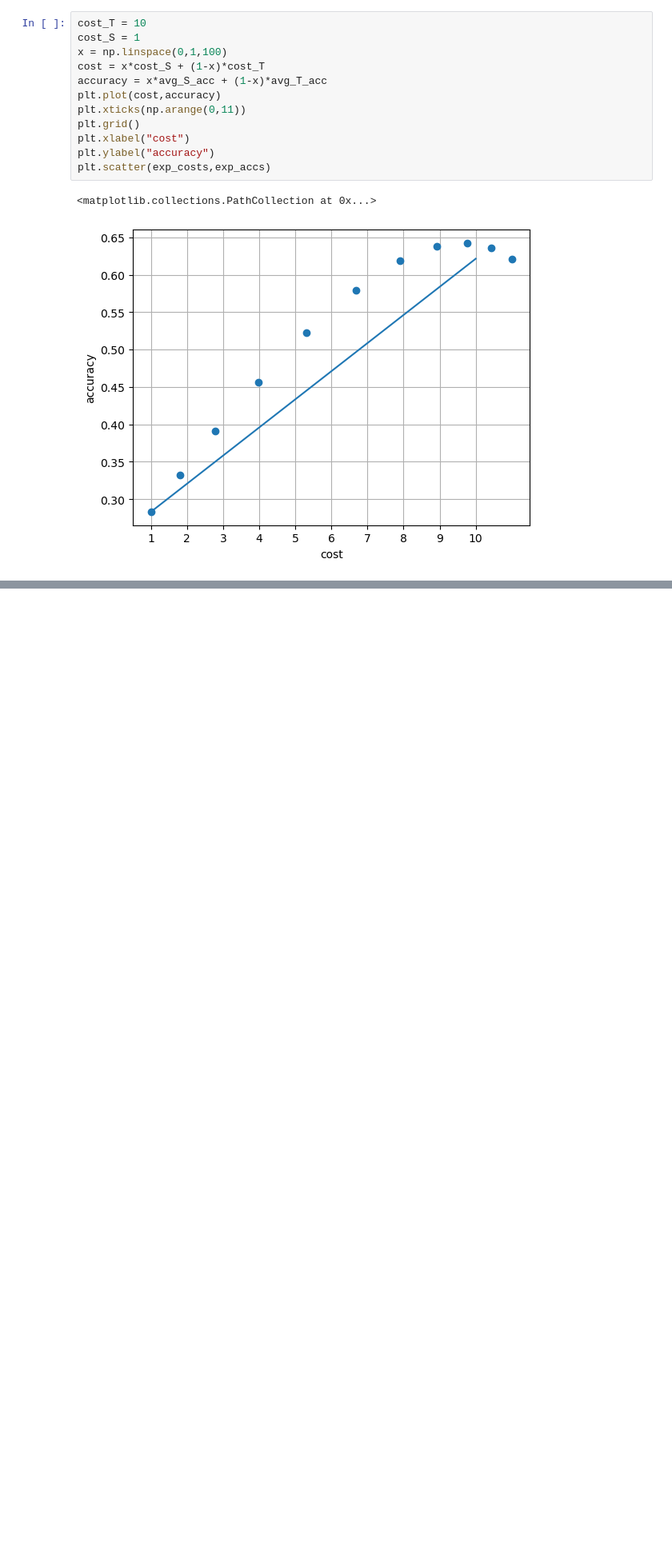
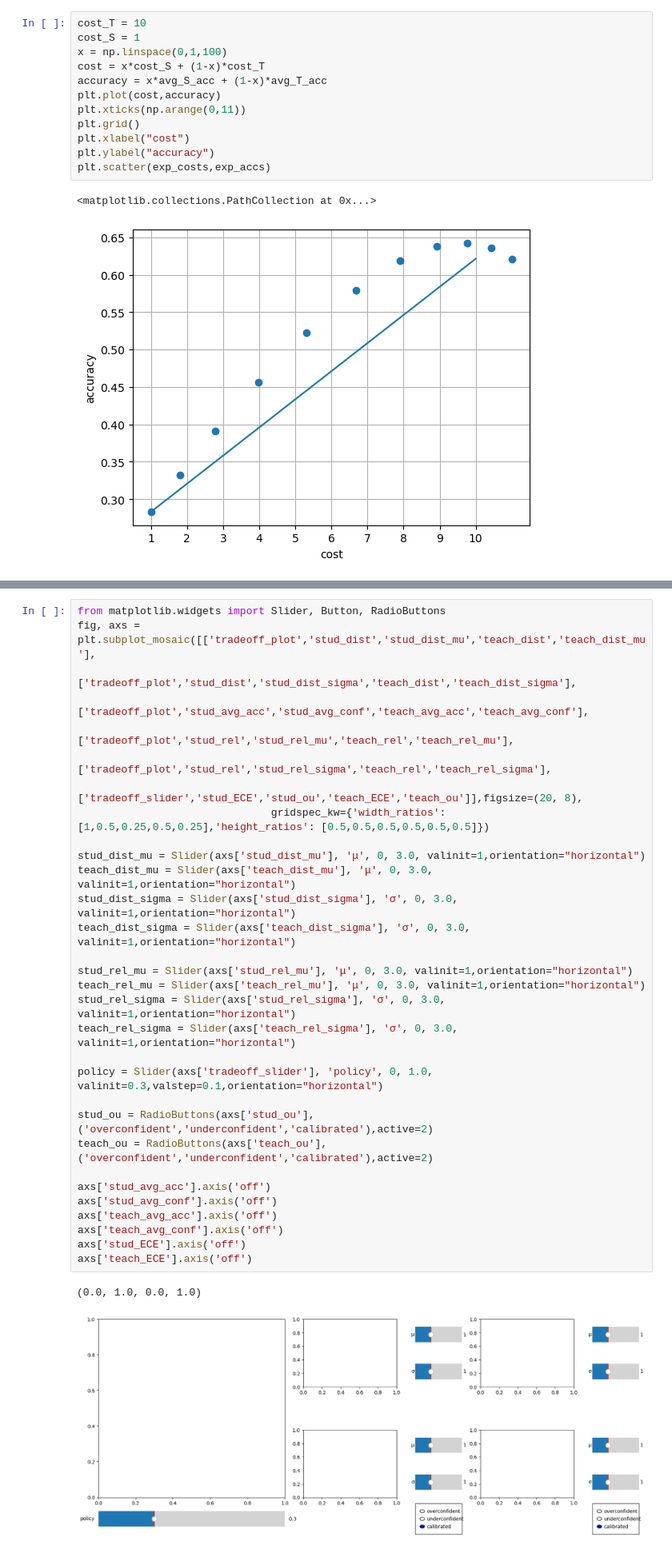
Before and after one commit to Geffen-Cooper/continual_learning_playground, a Jupyter notebook: src/test_time_kd/calib.ipynb, the cells around one changed output, grey strips where cells are left out. Shown at 80% size. Saved outputs shown, nothing was run; the diff lists cells and outputs as text; blank space fills up the shorter version.

```diff
--- a/src/test_time_kd/calib.ipynb
+++ b/src/test_time_kd/calib.ipynb
@@ -137,0 +126,34 @@ plt.scatter(exp_costs,exp_accs)
+# %%
+from matplotlib.widgets import Slider, Button, RadioButtons
+fig, axs = plt.subplot_mosaic([['tradeoff_plot','stud_dist','stud_dist_mu','teach_dist','teach_dist_mu'],
+                               ['tradeoff_plot','stud_dist','stud_dist_sigma','teach_dist','teach_dist_sigma'],
+                               ['tradeoff_plot','stud_avg_acc','stud_avg_conf','teach_avg_acc','teach_avg_conf'],
+                               ['tradeoff_plot','stud_rel','stud_rel_mu','teach_rel','teach_rel_mu'],
+                               ['tradeoff_plot','stud_rel','stud_rel_sigma','teach_rel','teach_rel_sigma'],
+                               ['tradeoff_slider','stud_ECE','stud_ou','teach_ECE','teach_ou']],figsize=(20, 8),
+                               gridspec_kw={'width_ratios': [1,0.5,0.25,0.5,0.25],'height_ratios': [0.5,0.5,0.5,0.5,0.5,0.5]})
+
+stud_dist_mu = Slider(axs['stud_dist_mu'], 'μ', 0, 3.0, valinit=1,orientation="horizontal")
+teach_dist_mu = Slider(axs['teach_dist_mu'], 'μ', 0, 3.0, valinit=1,orientation="horizontal")
+stud_dist_sigma = Slider(axs['stud_dist_sigma'], 'σ', 0, 3.0, valinit=1,orientation="horizontal")
+teach_dist_sigma = Slider(axs['teach_dist_sigma'], 'σ', 0, 3.0, valinit=1,orientation="horizontal")
+
+stud_rel_mu = Slider(axs['stud_rel_mu'], 'μ', 0, 3.0, valinit=1,orientation="horizontal")
+teach_rel_mu = Slider(axs['teach_rel_mu'], 'μ', 0, 3.0, valinit=1,orientation="horizontal")
+stud_rel_sigma = Slider(axs['stud_rel_sigma'], 'σ', 0, 3.0, valinit=1,orientation="horizontal")
+teach_rel_sigma = Slider(axs['teach_rel_sigma'], 'σ', 0, 3.0, valinit=1,orientation="horizontal")
+
+policy = Slider(axs['tradeoff_slider'], 'policy', 0, 1.0, valinit=0.3,valstep=0.1,orientation="horizontal")
+
+stud_ou = RadioButtons(axs['stud_ou'],('overconfident','underconfident','calibrated'),active=2)
+teach_ou = RadioButtons(axs['teach_ou'],('overconfident','underconfident','calibrated'),active=2)
+
+axs['stud_avg_acc'].axis('off')
+axs['stud_avg_conf'].axis('off')
+axs['teach_avg_acc'].axis('off')
+axs['teach_avg_conf'].axis('off')
+axs['stud_ECE'].axis('off')
+axs['teach_ECE'].axis('off')
+# %% [output]
+(0.0, 1.0, 0.0, 1.0)
+[figure, added]
```
Also changed, not shown: parts of 6 cells of this notebook.
